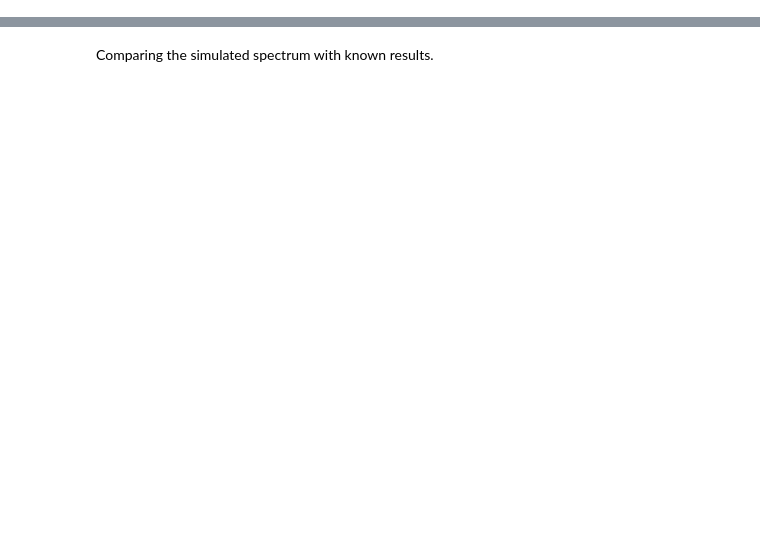
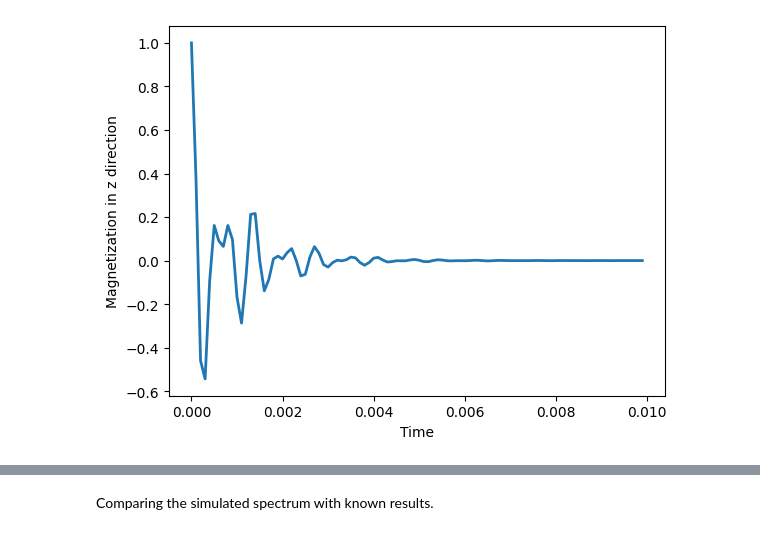
Before and after one commit to mlodi-hqs/qiskit-fall-fest-hqs, a Jupyter notebook: hqs_spectrum_tools/10_nmr_using_struqture_and_qiskit.ipynb, the cells around one changed output, grey strips where cells are left out. Cells and saved outputs as stored; diff of their text form; code cells hidden in the pictures; blank space fills up the shorter version.

Commit message:
update qiskit examples

```diff
--- a/hqs_spectrum_tools/10_nmr_using_struqture_and_qiskit.ipynb
+++ b/hqs_spectrum_tools/10_nmr_using_struqture_and_qiskit.ipynb
@@ -259,0 +190,5 @@ with open(
+# %%
+H = struqture_hamiltonian_to_qiskit_op(hamiltonian_struqture, number_spins)
+
+# Qiskit representation of the Hamiltonian.
+print("Hamiltonian in Qiskit:\n", H)
@@ -259,0 +270,7 @@ with open(
+# %%
+Magnetization_z = SparsePauliOp.from_sparse_list(
+    [("X", [i], 1.0) for i in range(number_spins)], num_qubits=number_spins
+)
+Magnetization_y = SparsePauliOp.from_sparse_list(
+    [("Y", [i], 1.0) for i in range(number_spins)], num_qubits=number_spins
+)
@@ -259,0 +281,4 @@ with open(
+# %%
+initial_circuit = QuantumCircuit(H.num_qubits)
+for i in range(H.num_qubits):
+    initial_circuit.ry(0.5 * np.pi, i)
@@ -259,0 +323,30 @@ with open(
+# %%
+noise_strength = 1.0e3
+times = np.linspace(0, trotter_timestep, number_of_trottersteps, endpoint=False)
+noise_decay = np.exp(-noise_strength * times)
+exp_Sz_total = exp_Sz_total[0:number_of_initializations, :] * noise_decay
+exp_Sy_total = exp_Sy_total[0:number_of_initializations, :] * noise_decay
+
+padding = 0
+exp_Sz_total = np.pad(exp_Sz_total, ((0, 0), (0, padding)), mode="constant", constant_values=0)
+exp_Sy_total = np.pad(exp_Sy_total, ((0, 0), (0, padding)), mode="constant", constant_values=0)
+
+# Calculate the norm.
+S0 = exp_Sz_total[0]
+norm = np.sum(S0)
+
+# Factor of 2 because and z and y measurement.
+magnetizations = np.zeros((2, number_of_trottersteps + padding))
+
+# Perform vectorized calculations
+for i in range(number_of_trottersteps + padding):
+    magnetizations[0, i] = np.sum(S0 * exp_Sz_total[:, i], axis=0) / (2 * norm)
+    magnetizations[1, i] = np.sum(S0 * exp_Sy_total[:, i], axis=0) / (2 * norm)
+# %%
+plt.figure(dpi=100)
+plt.plot(times, magnetizations[0], color="C0", lw=2.0)
+plt.xlabel("Time", fontsize=10)
+plt.ylabel("Magnetization in z direction", fontsize=10)
+plt.show()
+# %% [output]
+[figure, added]
```
Also changed, not shown: parts of 51 cells of this notebook, 7 other files.
